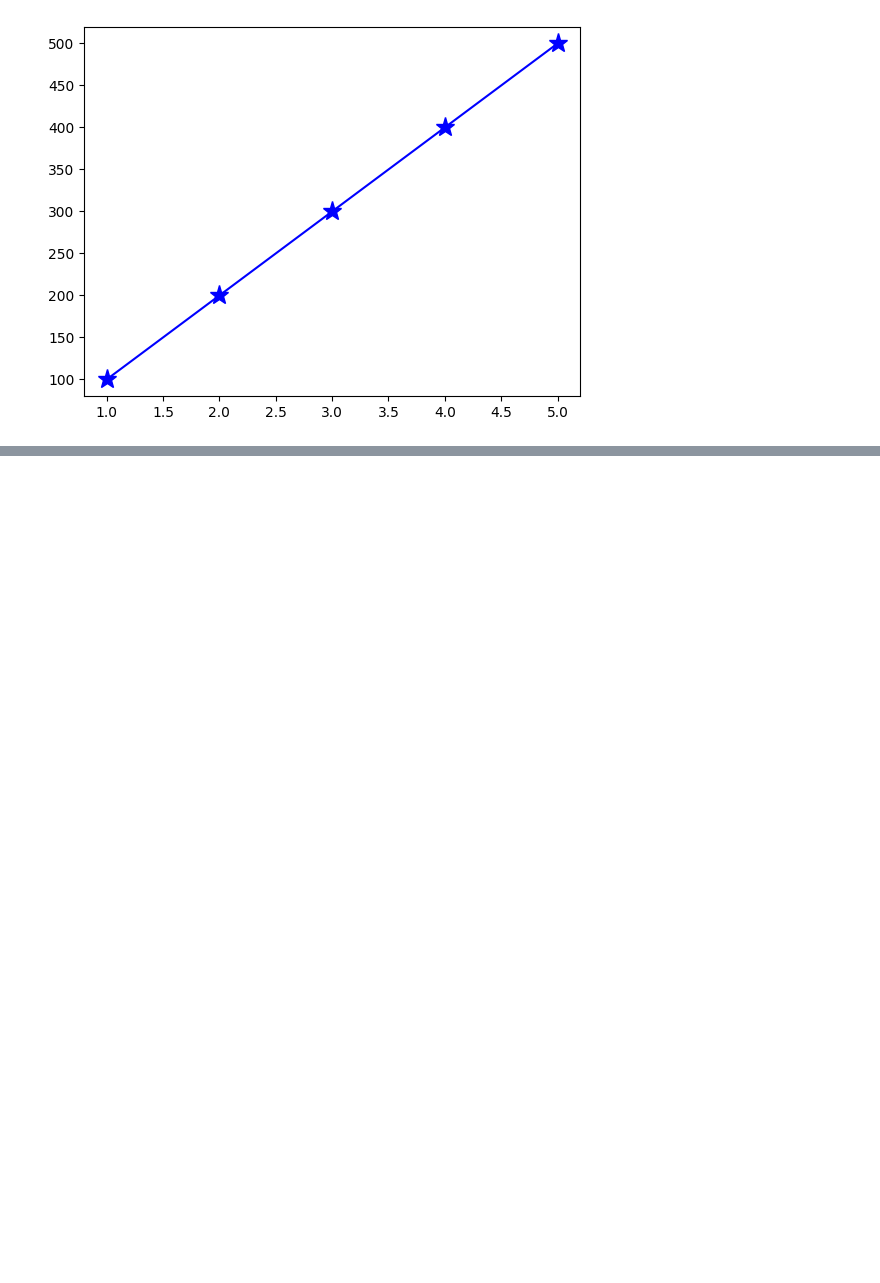
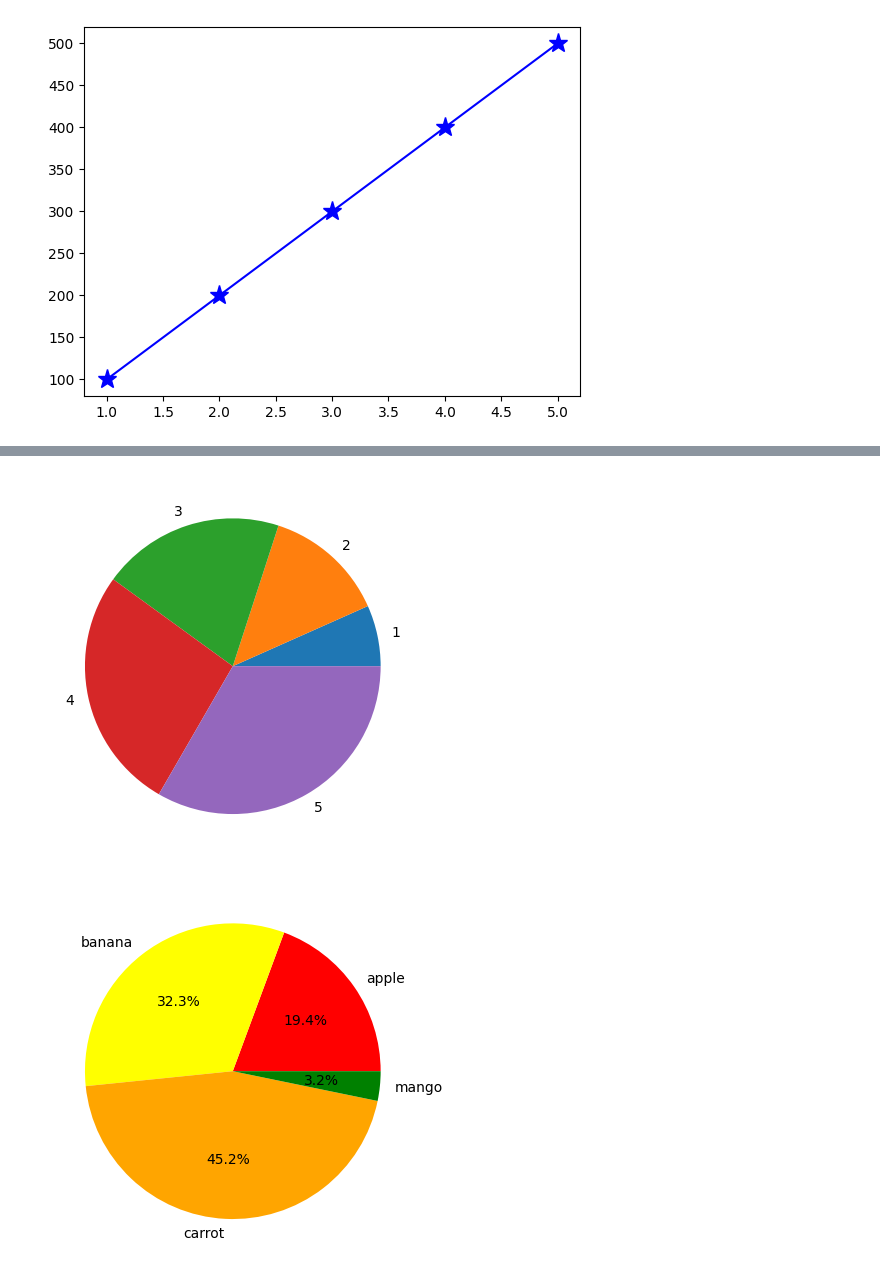
Before and after one commit to Abhii009/Learn-Python, a Jupyter notebook: pandas3.ipynb, the cells around one changed output, grey strips where cells are left out. Cells and saved outputs as stored; diff of their text form; code cells hidden in the pictures; blank space fills up the shorter version.

```diff
--- a/pandas3.ipynb
+++ b/pandas3.ipynb
@@ -89,0 +100,22 @@ plt.show()
+# %%
+# sub plot
+import matplotlib.pyplot as plt
+data = {
+    "experience":[1,2,3,4,5],
+    "salary":[100,200,300,400,500],
+}
+x = data['experience']
+y = data['salary']
+plt.pie(y,labels=x)
+plt.plot(x,y)
+plt.show()
+
+
+x = ['apple','banana','carrot','mango']
+y = [30,50,70,5]
+plt.plot(x,y)
+plt.pie(y,labels = x,autopct = "%1.1f%%",colors=['red','yellow','orange','green'])
+plt.show()
+# %% [output]
+[figure, added]
+[figure, added]
```
Also changed, not shown: parts of 4 cells of this notebook.
